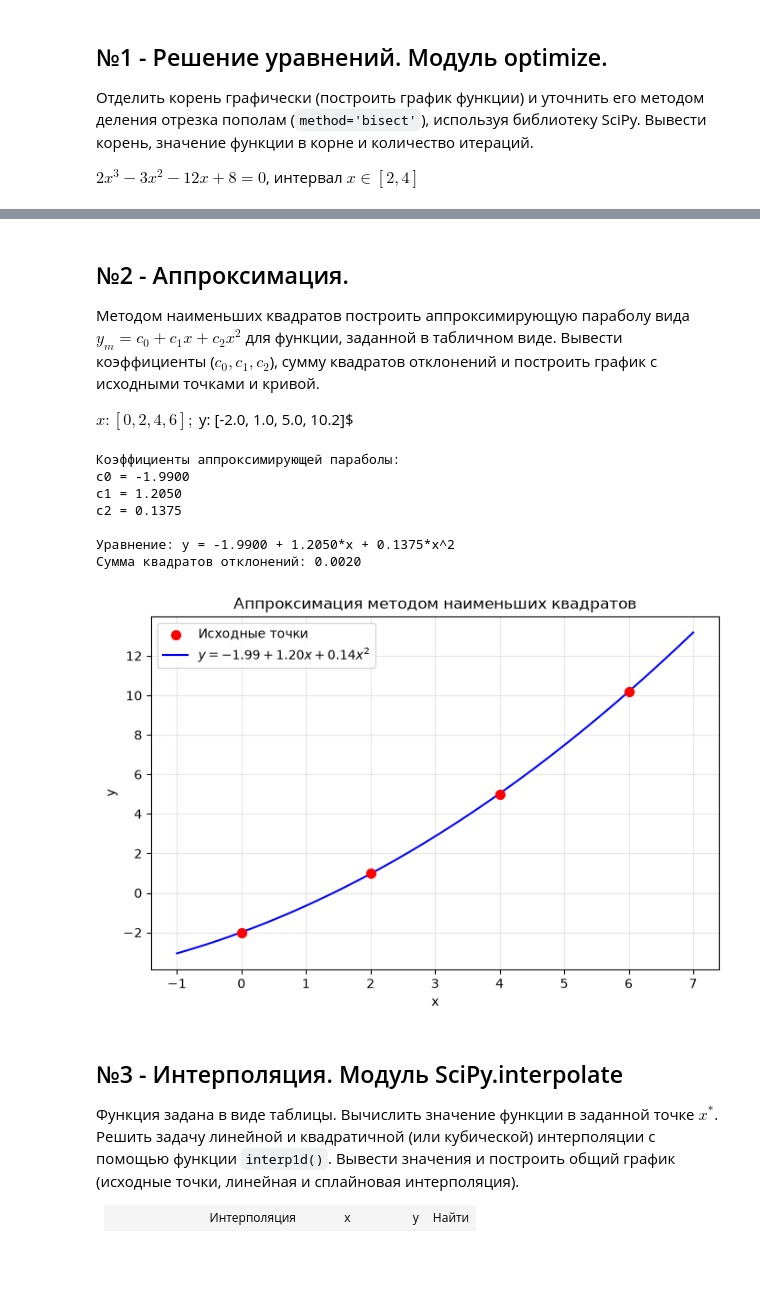
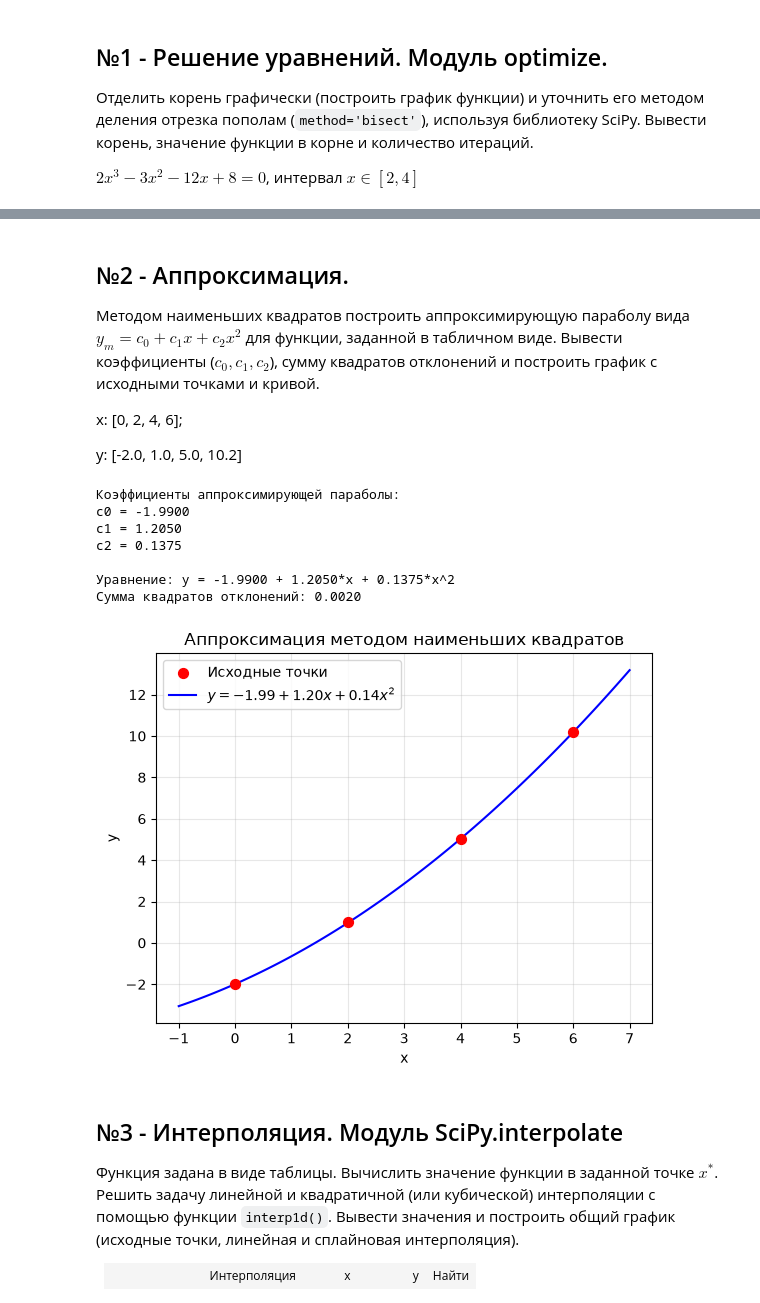
Before and after one commit to theyodel/SevSU, a Jupyter notebook: 2_Course/3_Term/Python_Programming/lab_03/ЛР10_Заварзин_ИИ-б-25-6-о.ipynb, the cells around one changed output, grey strips where cells are left out. Cells and saved outputs as stored; diff of their text form; code cells hidden in the pictures; blank space fills up the shorter version.

```diff
--- a/2_Course/3_Term/Python_Programming/lab_03/ЛР10_Заварзин_ИИ-б-25-6-о.ipynb
+++ b/2_Course/3_Term/Python_Programming/lab_03/ЛР10_Заварзин_ИИ-б-25-6-о.ipynb
@@ -113,8 +62,9 @@ x = 3.040629, f(x) = 1.48e-11, итераций: 36
 Методом наименьших квадратов построить аппроксимирующую параболу вида $y_m = c_0 + c_1x + c_2x^2$ для функции, заданной в табличном виде.
 Вывести коэффициенты ($c_0, c_1, c_2$), сумму квадратов отклонений и построить график с исходными точками и кривой.
 
-$ x: [0, 2, 4, 6];
-$ y: [-2.0, 1.0, 5.0, 10.2]$
+ x: [0, 2, 4, 6];
+
+ y: [-2.0, 1.0, 5.0, 10.2]
 # %%
 # Исходные данные
 x_data = np.array([0, 2, 4, 6])
@@ -139,35 +89,34 @@ print("Коэффициенты аппроксимирующей парабол
 print(f"c0 = {c0:.4f}")
 print(f"c1 = {c1:.4f}")
 print(f"c2 = {c2:.4f}")
 print(f"\nУравнение: y = {c0:.4f} + {c1:.4f}*x + {c2:.4f}*x^2")
 print(f"Сумма квадратов отклонений: {sse:.4f}")
 
 # Построение графика
 x_smooth = np.linspace(min(x_data) - 1, max(x_data) + 1, 100)
 y_smooth = parabola(x_smooth, *popt)
 
-plt.figure(figsize=(8, 5))
 # Исходные точки
 plt.scatter(x_data, y_data, color='red', s=50, zorder=5, label='Исходные точки')
 # Аппроксимирующая кривая
 plt.plot(x_smooth, y_smooth, color='blue',
          label=f'$y = {c0:.2f} + {c1:.2f}x + {c2:.2f}x^2$')
 
 plt.title("Аппроксимация методом наименьших квадратов")
 plt.xlabel("x")
 plt.ylabel("y")
 plt.grid(True, alpha=0.3)
 plt.legend()
 plt.show()
 # %% [output]
 Коэффициенты аппроксимирующей параболы:
 c0 = -1.9900
 c1 = 1.2050
 c2 = 0.1375
 
 Уравнение: y = -1.9900 + 1.2050*x + 0.1375*x^2
 Сумма квадратов отклонений: 0.0020
-[figure, old version]
+[figure, new version]
 # %% [markdown]
 ## №3 - Интерполяция. Модуль SciPy.interpolate
 Функция задана в виде таблицы. Вычислить значение функции в заданной точке $x^{*}$. Решить задачу линейной и квадратичной (или кубической) интерполяции с помощью функции `interp1d()`. Вывести значения и построить общий график (исходные точки, линейная и сплайновая интерполяция).
```
Also changed, not shown: parts of 4 cells of this notebook, 2 other files.
